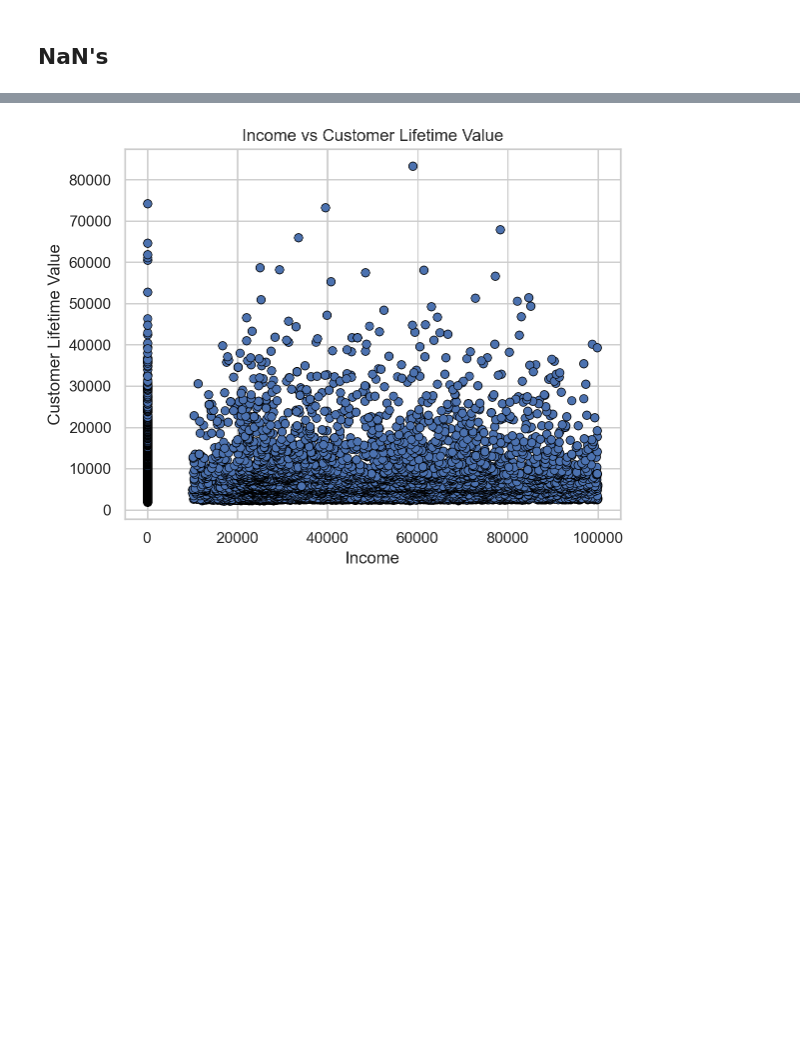
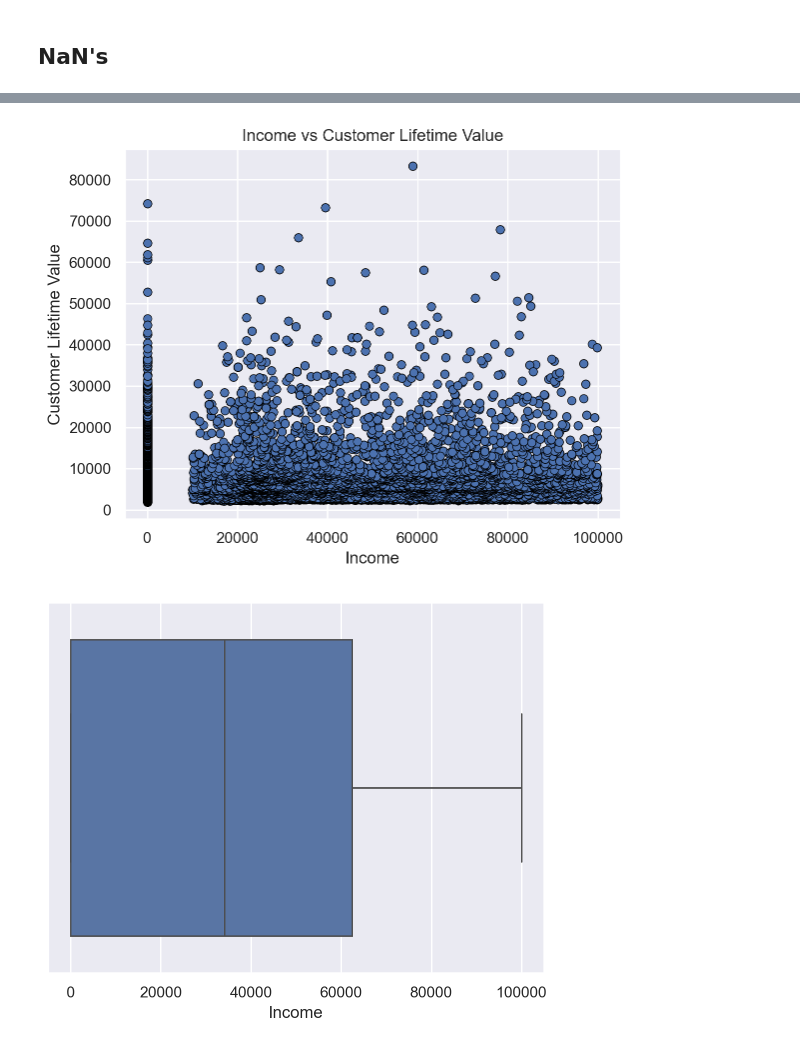
Before and after one commit to Filipesteves974/Data-Mining, a Jupyter notebook: eda_customer.ipynb, the cells around one changed output, grey strips where cells are left out. Cells and saved outputs as stored; diff of their text form; code cells hidden in the pictures; blank space fills up the shorter version.

```diff
--- a/eda_customer.ipynb
+++ b/eda_customer.ipynb
@@ -408,15 +369,22 @@ print("knn:", df_customer['Income_imputed_knn'].isna().sum())
 # %%
 numeric_features = ['Income', 'Customer Lifetime Value']
 for i in numeric_features:
     plt.figure(figsize=(10,5))
     sns.histplot(x=df_customer[i])
     plt.title(f'Histogram of {i}')
     plt.show()
 
 sns.scatterplot(data=df_customer, x='Income', y='Customer Lifetime Value', edgecolor='black')
 plt.title('Income vs Customer Lifetime Value')
 plt.show()
+sns.boxplot(x = df_customer['Income'])
+plt.show()
+sns.boxplot(x = df_customer[df_customer['Income']> 0]['Income'])
+plt.show()
+sns.boxplot(x = df_customer['Customer Lifetime Value'])
+plt.show()
 # %% [output]
 [figure]
 [figure]
 [figure]
+[figure, added]
```
Also changed, not shown: parts of 19 cells of this notebook.
